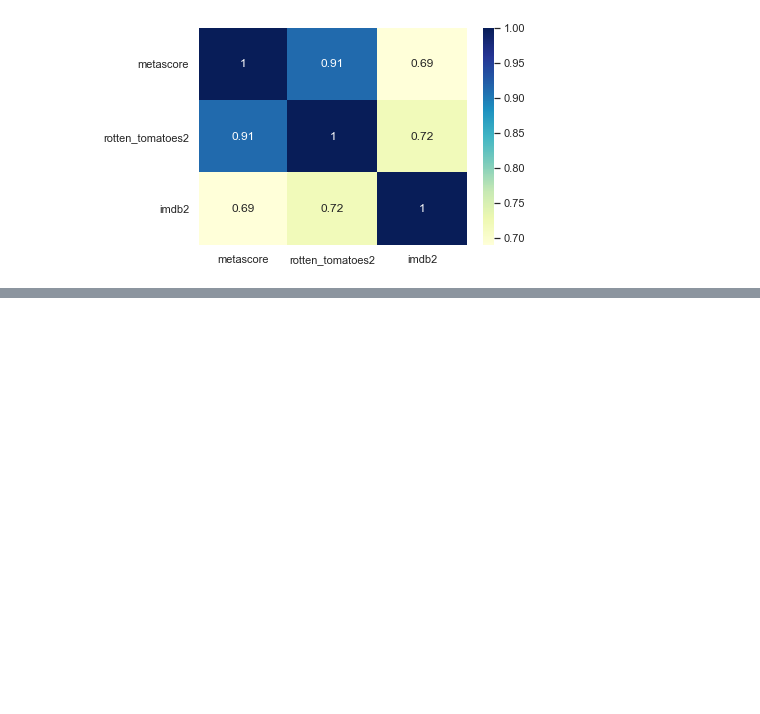
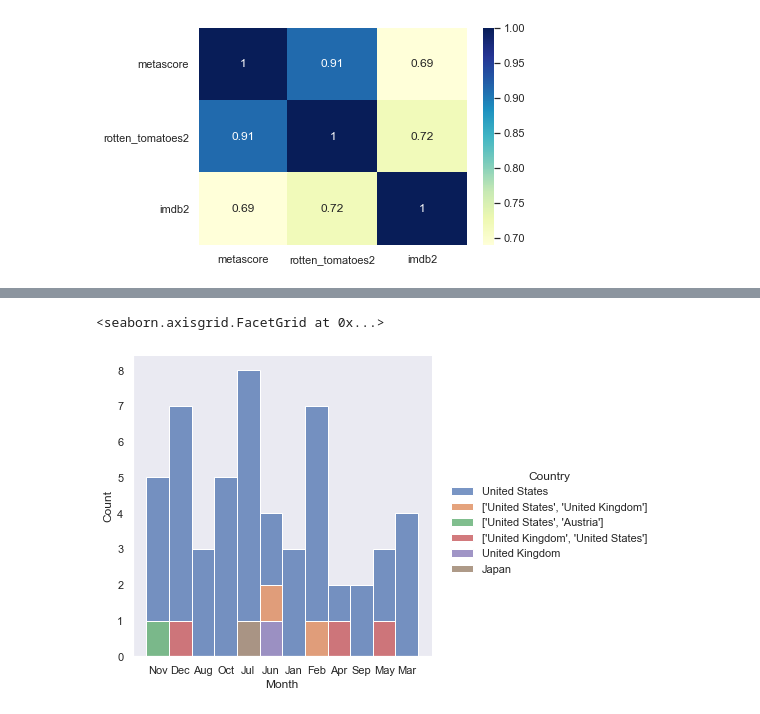
Before and after one commit to Coachsteveee/daily-commit-challenge, a Jupyter notebook: proj.ipynb, the cells around one changed output, grey strips where cells are left out. Cells and saved outputs as stored; diff of their text form; code cells hidden in the pictures; blank space fills up the shorter version.

```diff
--- a/proj.ipynb
+++ b/proj.ipynb
@@ -392,0 +424,5 @@ sns.heatmap(nu, annot=True, cmap='YlGnBu')
+# %%
+sns.displot(data=disney_, x='Month', hue='Country', kind='hist', multiple='stack')
+# %% [output]
+<seaborn.axisgrid.FacetGrid at 0x...>
+[figure, added]
```
Also changed, not shown: parts of 8 cells of this notebook.
